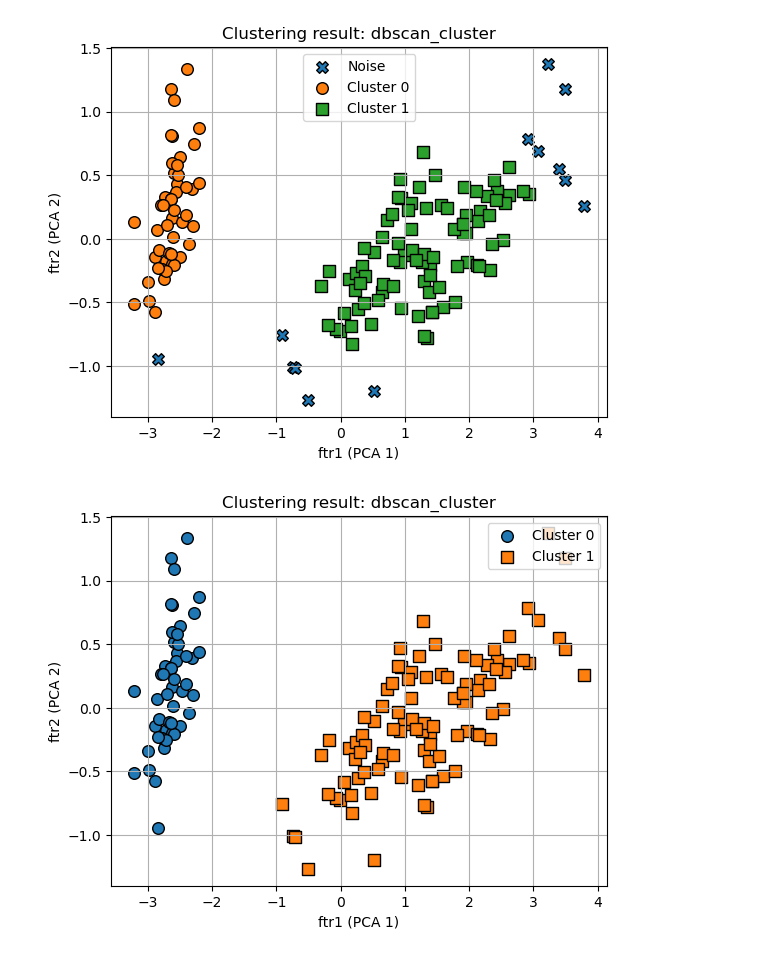
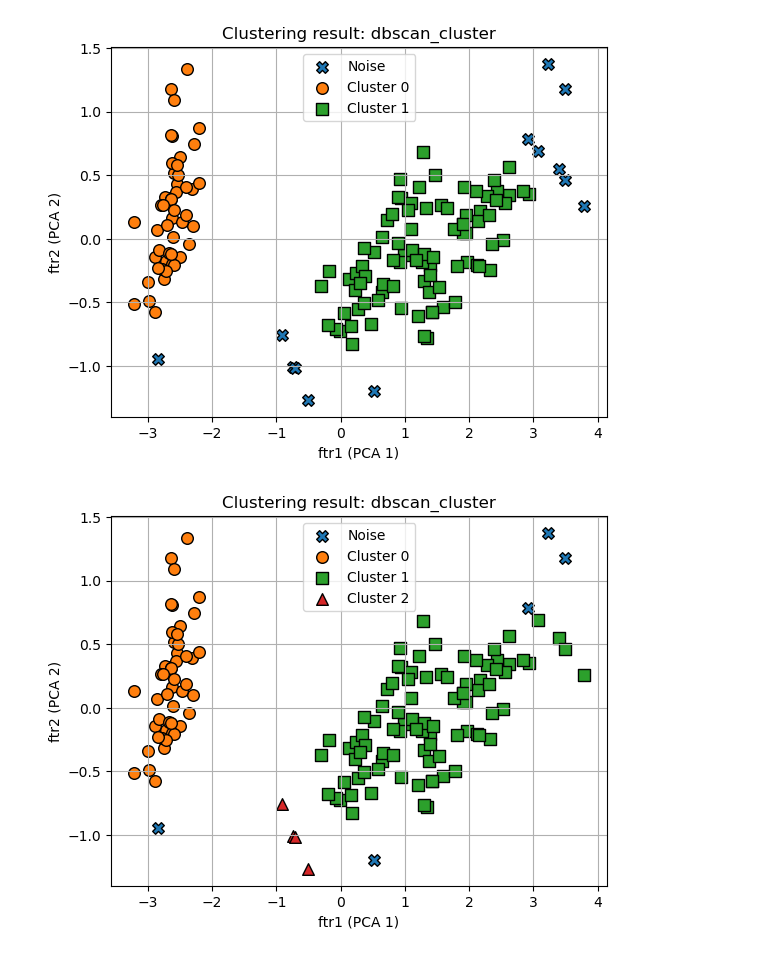
Before and after one commit to irisyshin/hipython_rep, a Jupyter notebook: 42_DBSCAN.ipynb, the cells around one changed output. Saved outputs shown, nothing was run; the diff lists cells and outputs as text; code cells hidden in the pictures.

```diff
--- a/42_DBSCAN.ipynb
+++ b/42_DBSCAN.ipynb
@@ -136,9 +136,9 @@ visualize_cluster_plot(dbscan, iris_df, 'dbscan_cluster', iscenter=False)
 # %%
 # 하이퍼파라미터 튜닝을 통해 잡음점을 줄이기
 # %%
-iris_dbscan = DBSCAN(eps=0.9, min_samples=8, metric='euclidean')
+iris_dbscan = DBSCAN(eps=0.6, min_samples=3, metric='euclidean')
 dbscan_labels = iris_dbscan.fit_predict(iris.data)
 iris_df['dbscan_cluster'] = dbscan_labels
 visualize_cluster_plot(dbscan, iris_df, 'dbscan_cluster', iscenter=False)
 # %% [output]
-[figure, old version]
+[figure, new version]
```
